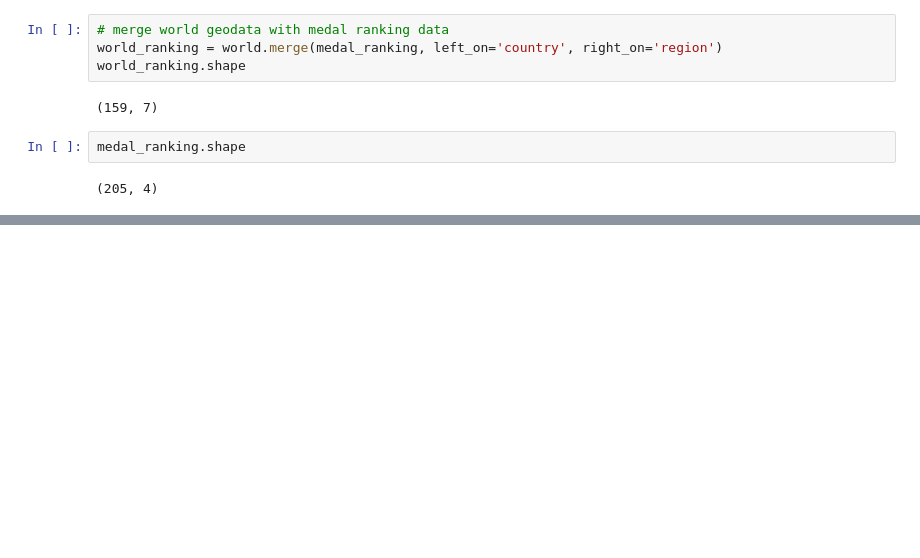
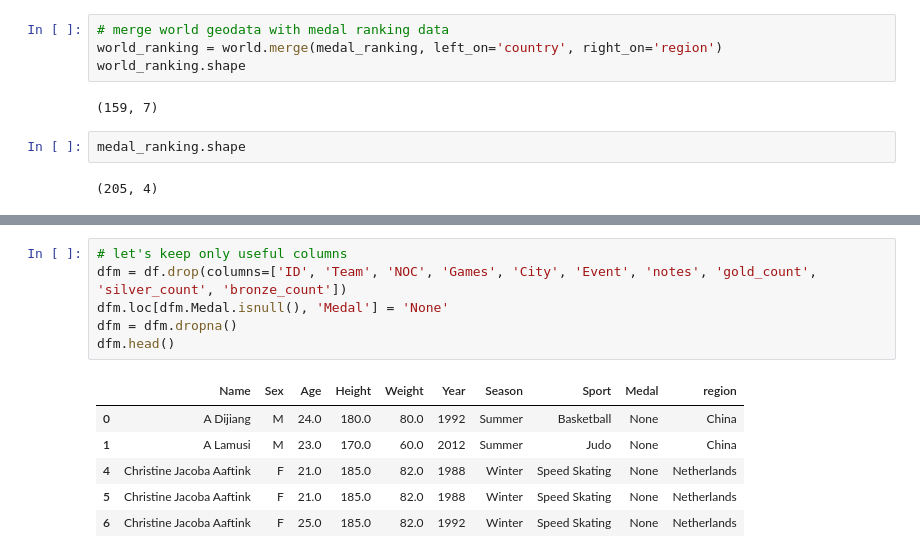
Before and after one commit to thomaslanglois/data-fellowship-code, a Jupyter notebook: modules/02_sprint_1_unsupervised_learning/04_hackathon/Hackathon 1.ipynb, the cells around one changed output, grey strips where cells are left out. Saved outputs shown, nothing was run; the diff lists cells and outputs as text; blank space fills up the shorter version.

```diff
--- a/modules/02_sprint_1_unsupervised_learning/04_hackathon/Hackathon 1.ipynb
+++ b/modules/02_sprint_1_unsupervised_learning/04_hackathon/Hackathon 1.ipynb
@@ -227,0 +250,13 @@ show(fig)
+# %%
+# let's keep only useful columns
+dfm = df.drop(columns=['ID', 'Team', 'NOC', 'Games', 'City', 'Event', 'notes', 'gold_count', 'silver_count', 'bronze_count'])
+dfm.loc[dfm.Medal.isnull(), 'Medal'] = 'None'
+dfm = dfm.dropna()
+dfm.head()
+# %% [output]
+|  | Name | Sex | Age | Height | Weight | Year | Season | Sport | Medal | region |
+| 0 | A Dijiang | M | 24.0 | 180.0 | 80.0 | 1992 | Summer | Basketball | None | China |
+| 1 | A Lamusi | M | 23.0 | 170.0 | 60.0 | 2012 | Summer | Judo | None | China |
+| 4 | Christine Jacoba Aaftink | F | 21.0 | 185.0 | 82.0 | 1988 | Winter | Speed Skating | None | Netherlands |
+| 5 | Christine Jacoba Aaftink | F | 21.0 | 185.0 | 82.0 | 1988 | Winter | Speed Skating | None | Netherlands |
+| 6 | Christine Jacoba Aaftink | F | 25.0 | 185.0 | 82.0 | 1992 | Winter | Speed Skating | None | Netherlands |
```
Also changed, not shown: parts of 22 cells of this notebook.
